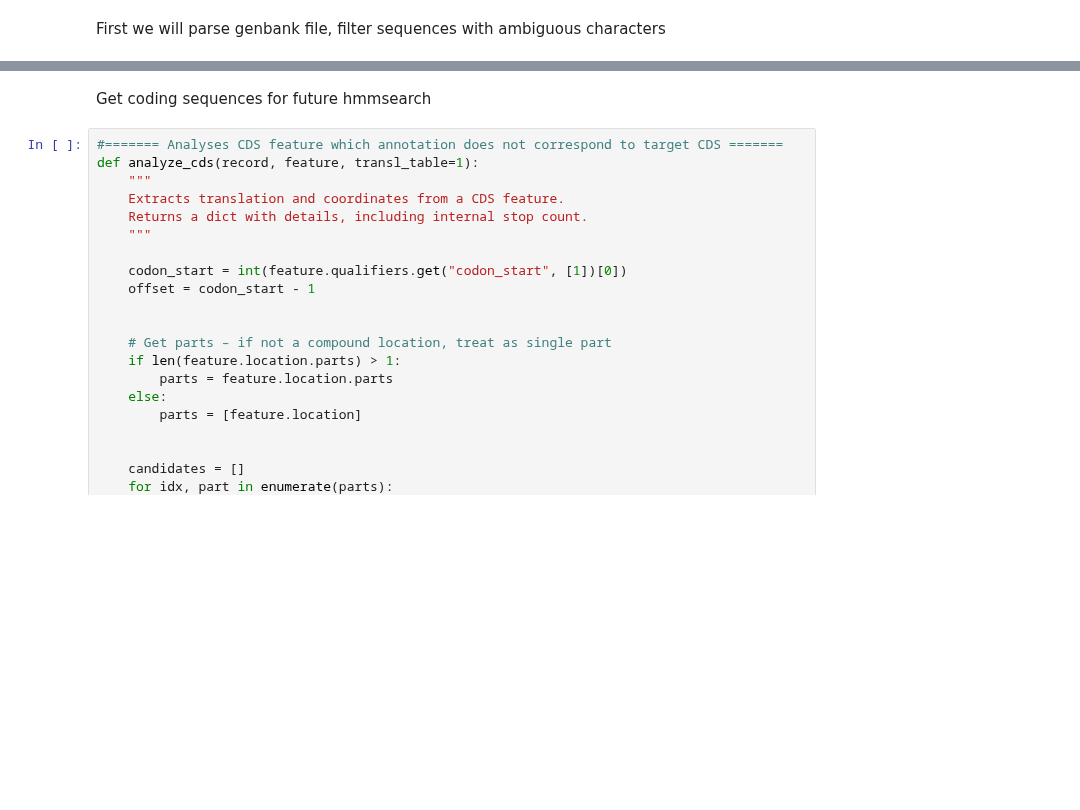
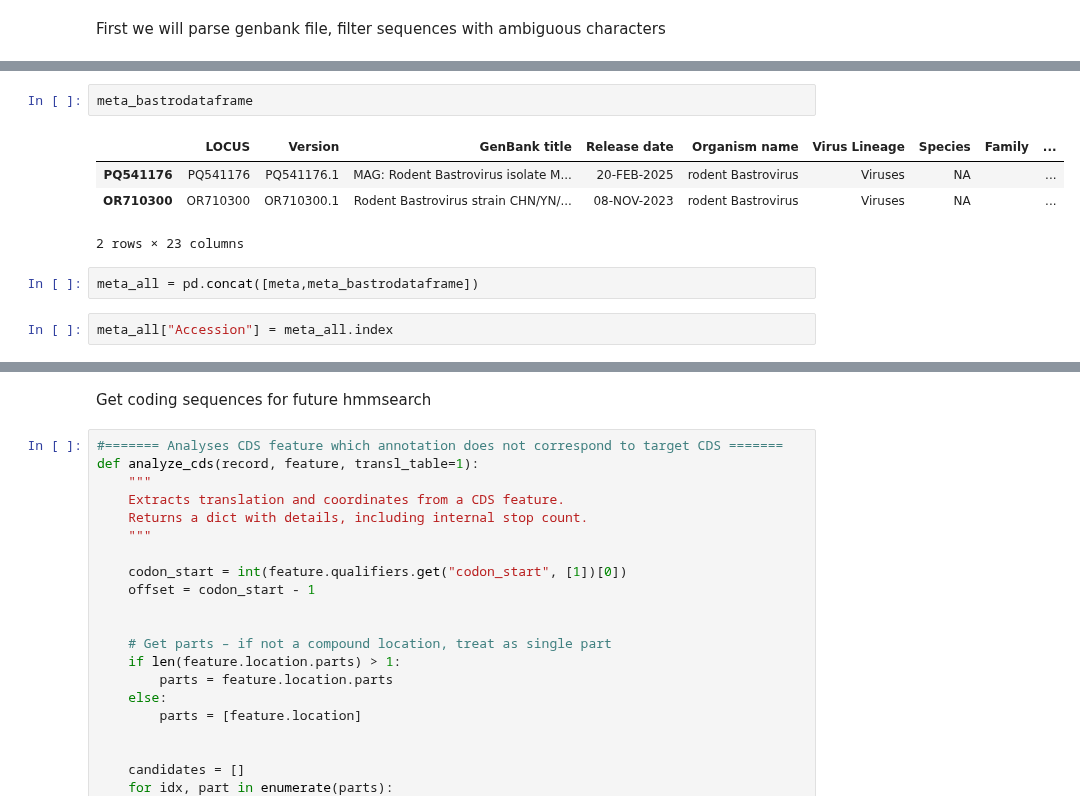
Before and after one commit to v-julia/Astroviridae_analysis, a Jupyter notebook: data/bastrovirus_dataset/Bastrovirus_dataset.ipynb, the cells around one changed output, grey strips where cells are left out. Cells and saved outputs as stored; diff of their text form; blank space fills up the shorter version.

```diff
--- a/data/bastrovirus_dataset/Bastrovirus_dataset.ipynb
+++ b/data/bastrovirus_dataset/Bastrovirus_dataset.ipynb
@@ -56,0 +221,11 @@ There are 28 sequences with <1% ambiguous nucleotides
+# %%
+meta_bastrodataframe
+# %% [output]
+|  | LOCUS | Version | GenBank title | Release date | Organism name | Virus Lineage | Species | Family | ... |
+| PQ541176 | PQ541176 | PQ541176.1 | MAG: Rodent Bastrovirus isolate M... | 20-FEB-2025 | rodent Bastrovirus | Viruses | NA |  | ... |
+| OR710300 | OR710300 | OR710300.1 | Rodent Bastrovirus strain CHN/YN/... | 08-NOV-2023 | rodent Bastrovirus | Viruses | NA |  | ... |
+2 rows × 23 columns
+# %%
+meta_all = pd.concat([meta,meta_bastrodataframe])
+# %%
+meta_all["Accession"] = meta_all.index
```
Also changed, not shown: parts of 16 cells of this notebook, 18 other files.
